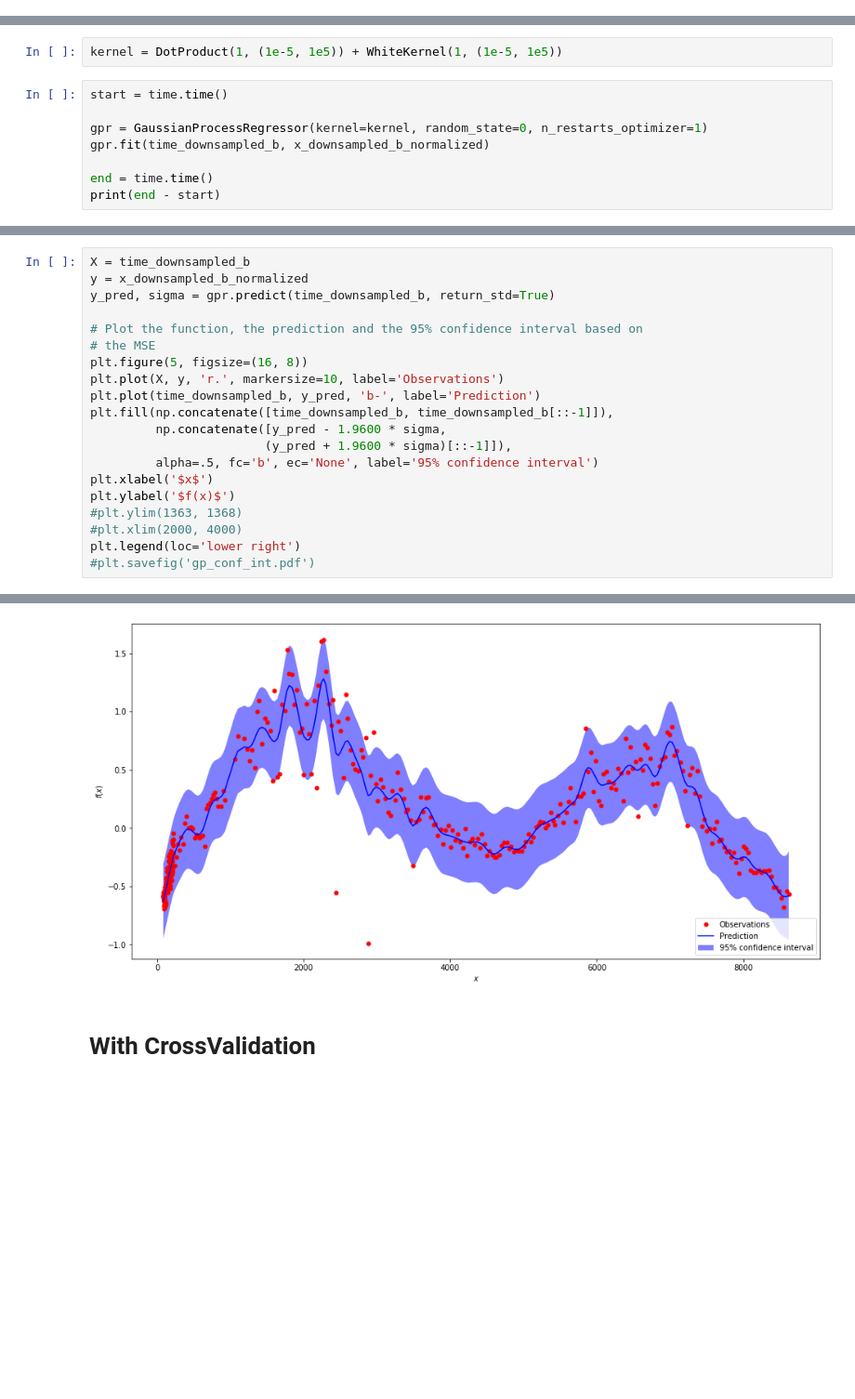
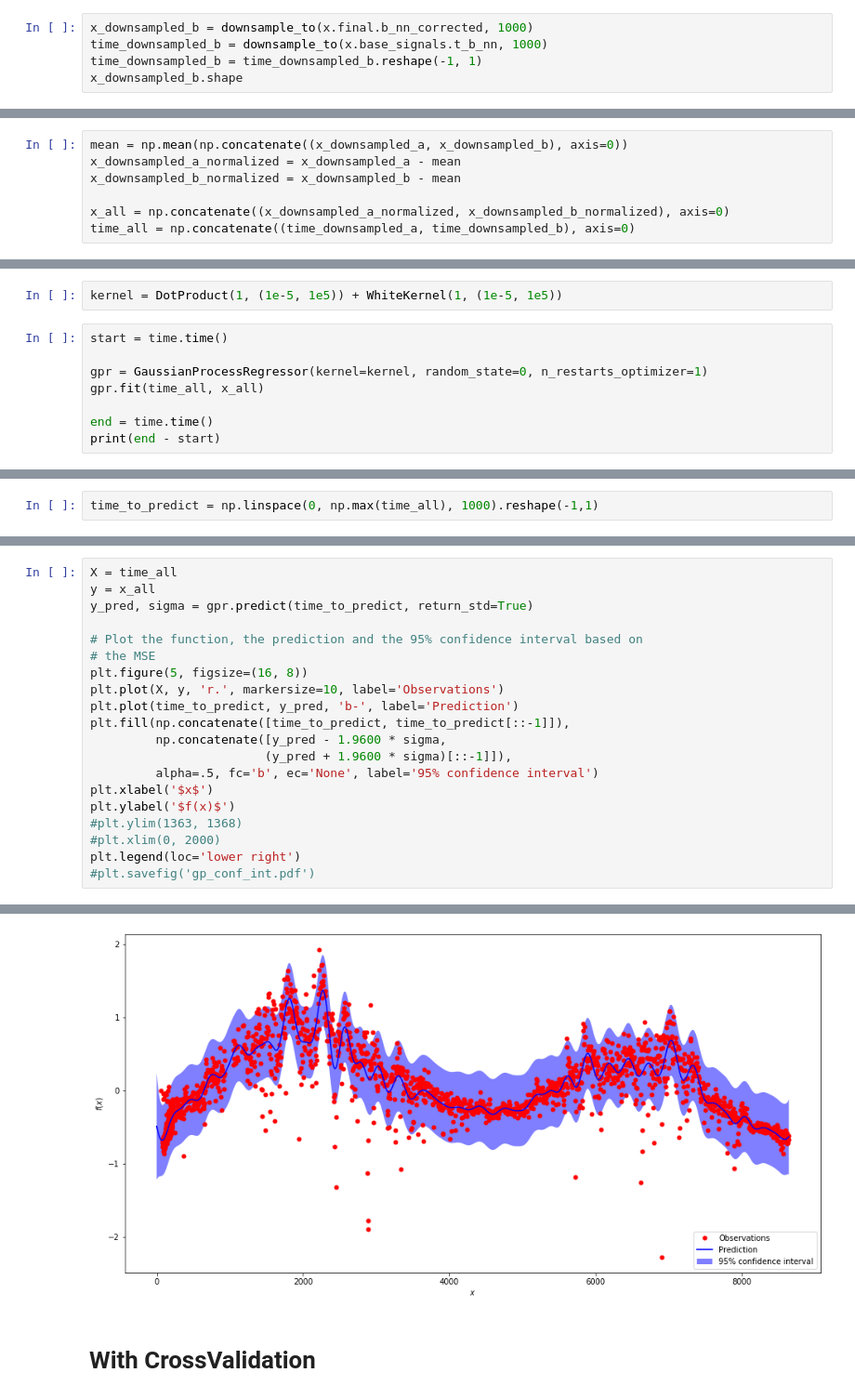
Before and after one commit to roksikonja/dslab_virgo_tsi, a Jupyter notebook: SmoothingFinalResult.ipynb, the cells around one changed output, grey strips where cells are left out. Shown at 93% size. Drawn from its saved outputs; the diff is of its cells as text; blank space fills up the shorter version.

```diff
--- a/SmoothingFinalResult.ipynb
+++ b/SmoothingFinalResult.ipynb
@@ -30,0 +39,5 @@ x_downsampled_b_normalized = x_downsampled_b - np.mean(x_downsampled_b)
+# %%
+x_downsampled_b = downsample_to(x.final.b_nn_corrected, 1000)
+time_downsampled_b = downsample_to(x.base_signals.t_b_nn, 1000)
+time_downsampled_b = time_downsampled_b.reshape(-1, 1)
+x_downsampled_b.shape
@@ -31,2 +52,9 @@ x_downsampled_b_normalized = x_downsampled_b - np.mean(x_downsampled_b)
+# %%
+mean = np.mean(np.concatenate((x_downsampled_a, x_downsampled_b), axis=0))
+x_downsampled_a_normalized = x_downsampled_a - mean
+x_downsampled_b_normalized = x_downsampled_b - mean
+
+x_all = np.concatenate((x_downsampled_a_normalized, x_downsampled_b_normalized), axis=0)
+time_all = np.concatenate((time_downsampled_a, time_downsampled_b), axis=0)
 # %%
 plt.figure(5, figsize=(16, 8))
@@ -64,7 +91,7 @@ kernel = DotProduct(1, (1e-5, 1e5)) + WhiteKernel(1, (1e-5, 1e5))
 start = time.time()
 
 gpr = GaussianProcessRegressor(kernel=kernel, random_state=0, n_restarts_optimizer=1)
-gpr.fit(time_downsampled_b, x_downsampled_b_normalized)
+gpr.fit(time_all, x_all)
 
 end = time.time()
 print(end - start)
@@ -77,2 +104,4 @@ gpr.log_marginal_likelihood()
+# %%
+time_to_predict = np.linspace(0, np.max(time_all), 1000).reshape(-1,1)
 # %%
 plt.figure(5, figsize=(16, 8))
@@ -84,26 +113,26 @@ plt.plot(time_downsampled_b, x_downsampled_b_normalized, time_downsampled_b, gpr
 # %%
-X = time_downsampled_b
-y = x_downsampled_b_normalized
-y_pred, sigma = gpr.predict(time_downsampled_b, return_std=True)
+X = time_all
+y = x_all
+y_pred, sigma = gpr.predict(time_to_predict, return_std=True)
 
 # Plot the function, the prediction and the 95% confidence interval based on
 # the MSE
 plt.figure(5, figsize=(16, 8))
 plt.plot(X, y, 'r.', markersize=10, label='Observations')
-plt.plot(time_downsampled_b, y_pred, 'b-', label='Prediction')
-plt.fill(np.concatenate([time_downsampled_b, time_downsampled_b[::-1]]),
+plt.plot(time_to_predict, y_pred, 'b-', label='Prediction')
+plt.fill(np.concatenate([time_to_predict, time_to_predict[::-1]]),
          np.concatenate([y_pred - 1.9600 * sigma,
                         (y_pred + 1.9600 * sigma)[::-1]]),
          alpha=.5, fc='b', ec='None', label='95% confidence interval')
 plt.xlabel('$x$')
 plt.ylabel('$f(x)$')
 #plt.ylim(1363, 1368)
-#plt.xlim(2000, 4000)
+#plt.xlim(0, 2000)
 plt.legend(loc='lower right')
 #plt.savefig('gp_conf_int.pdf')
 # %% [output]
 <matplotlib.legend.Legend at 0x...>
-[figure, old version]
+[figure, new version]
 # %% [markdown]
 # With CrossValidation
 # %%
```
Also changed, not shown: parts of 14 cells of this notebook, 4 other files.
